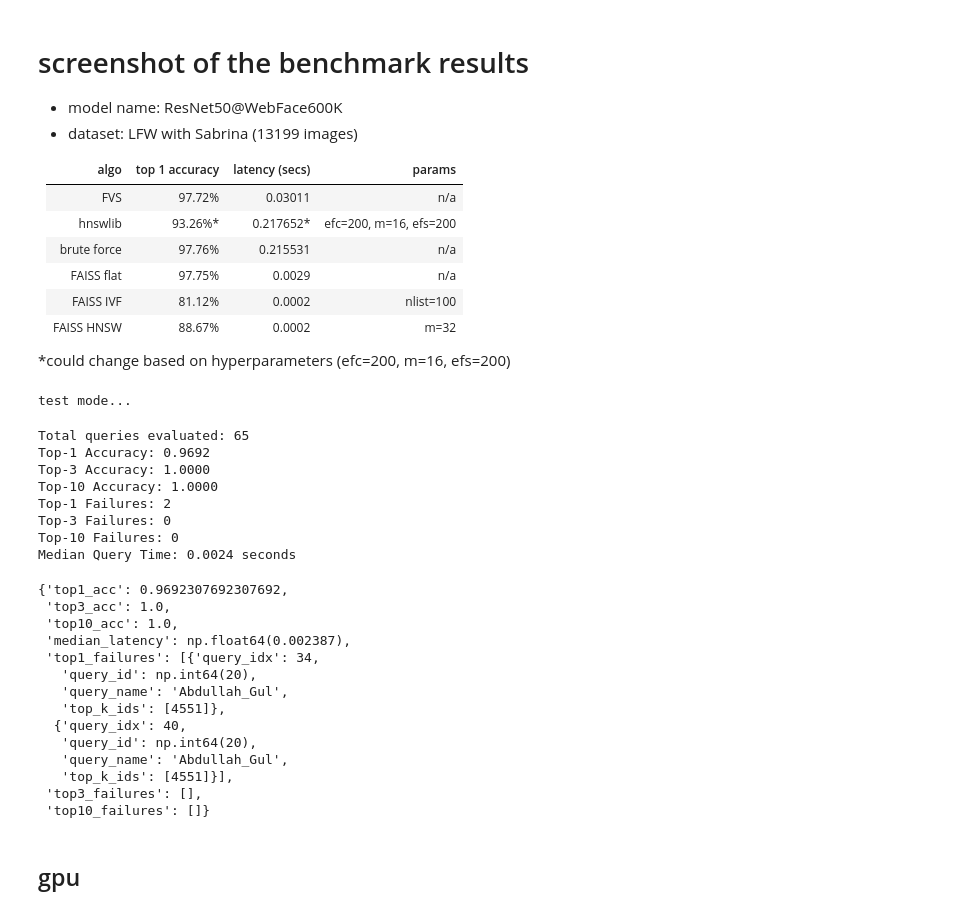
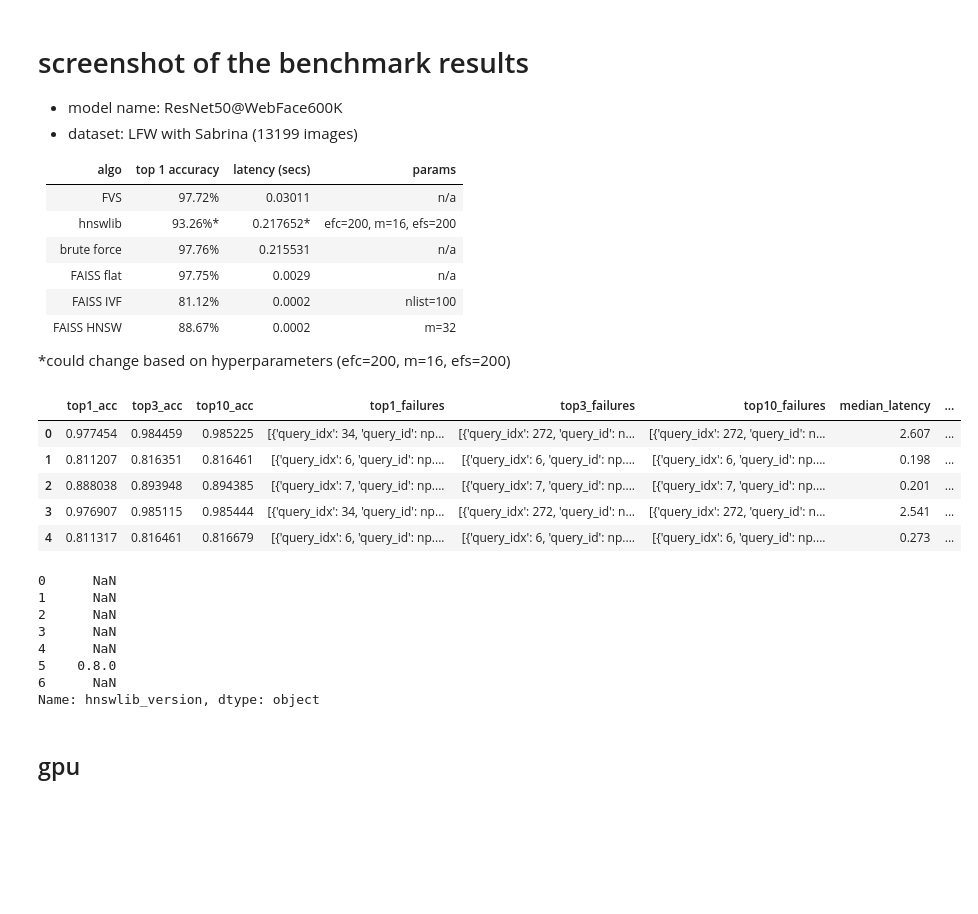
Before and after one commit to iamsabhoho/insightface, a Jupyter notebook: gsi/faiss.ipynb, the cells around one changed output. Saved outputs shown, nothing was run; the diff lists cells and outputs as text; code cells hidden in the pictures; blank space fills up the shorter version.

```diff
--- a/gsi/faiss.ipynb
+++ b/gsi/faiss.ipynb
@@ -84,32 +84,29 @@ Median Query Time: 0.0002 seconds
 | FAISS HNSW | 88.67% | 0.0002 | m=32 |
 
 *could change based on hyperparameters (efc=200, m=16, efs=200)
-# %%
-benchmark_helper.faiss_search(df, top_k=10, index_type='flat', test_mode=True)
-# %% [output]
-test mode...
-Total queries evaluated: 65
-Top-1 Accuracy: 0.9692
-Top-3 Accuracy: 1.0000
-Top-10 Accuracy: 1.0000
-Top-1 Failures: 2
-Top-3 Failures: 0
-Top-10 Failures: 0
-Median Query Time: 0.0024 seconds
-{'top1_acc': 0.9692307692307692,
- 'top3_acc': 1.0,
- 'top10_acc': 1.0,
- 'median_latency': np.float64(0.002387),
- 'top1_failures': [{'query_idx': 34,
-   'query_id': np.int64(20),
-   'query_name': 'Abdullah_Gul',
-   'top_k_ids': [4551]},
-  {'query_idx': 40,
-   'query_id': np.int64(20),
-   'query_name': 'Abdullah_Gul',
-   'top_k_ids': [4551]}],
- 'top3_failures': [],
- 'top10_failures': []}
+# %%
+import pandas as pd
+
+results = pd.read_csv("./cpu_benchmark_results_0325.csv")
+results.head()
+# %% [output]
+|  | top1_acc | top3_acc | top10_acc | top1_failures | top3_failures | top10_failures | median_latency | ... |
+| 0 | 0.977454 | 0.984459 | 0.985225 | [{'query_idx': 34, 'query_id': np... | [{'query_idx': 272, 'query_id': n... | [{'query_idx': 272, 'query_id': n... | 2.607 | ... |
+| 1 | 0.811207 | 0.816351 | 0.816461 | [{'query_idx': 6, 'query_id': np.... | [{'query_idx': 6, 'query_id': np.... | [{'query_idx': 6, 'query_id': np.... | 0.198 | ... |
+| 2 | 0.888038 | 0.893948 | 0.894385 | [{'query_idx': 7, 'query_id': np.... | [{'query_idx': 7, 'query_id': np.... | [{'query_idx': 7, 'query_id': np.... | 0.201 | ... |
+| 3 | 0.976907 | 0.985115 | 0.985444 | [{'query_idx': 34, 'query_id': np... | [{'query_idx': 272, 'query_id': n... | [{'query_idx': 272, 'query_id': n... | 2.541 | ... |
+| 4 | 0.811317 | 0.816461 | 0.816679 | [{'query_idx': 6, 'query_id': np.... | [{'query_idx': 6, 'query_id': np.... | [{'query_idx': 6, 'query_id': np.... | 0.273 | ... |
+# %%
+results['hnswlib_version']
+# %% [output]
+0      NaN
+1      NaN
+2      NaN
+3      NaN
+4      NaN
+5    0.8.0
+6      NaN
+Name: hnswlib_version, dtype: object
 # %% [markdown]
 ## gpu
 # %%
```
Also changed, not shown: 5 other files.
